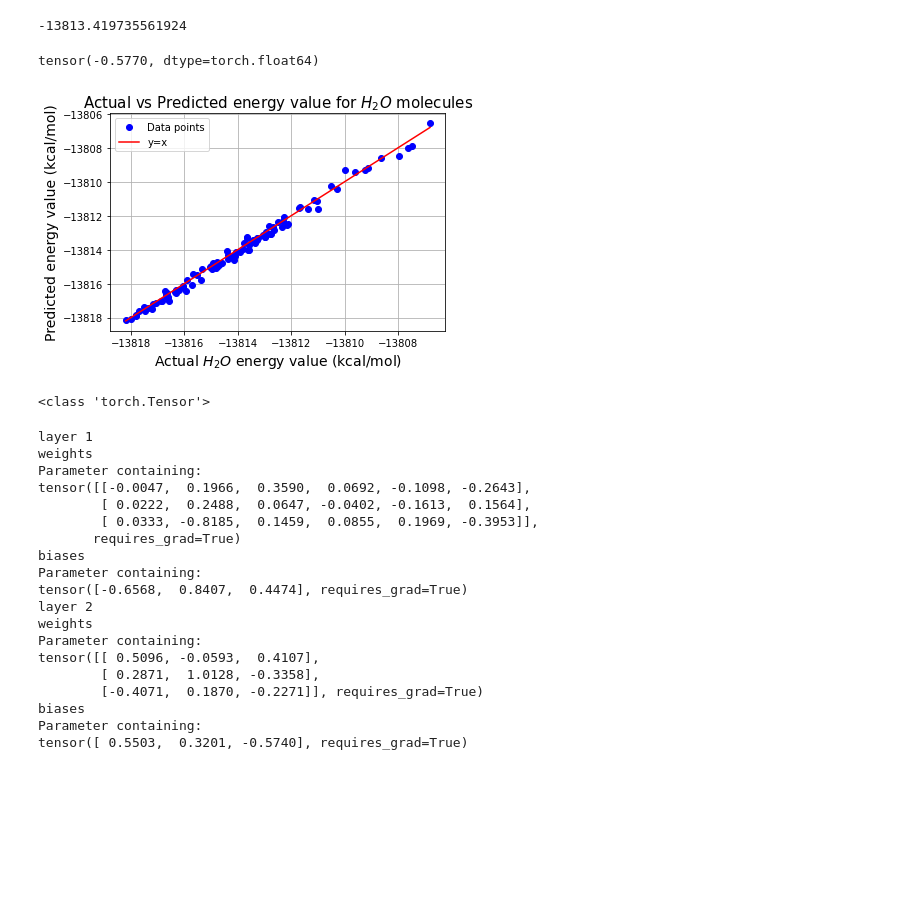
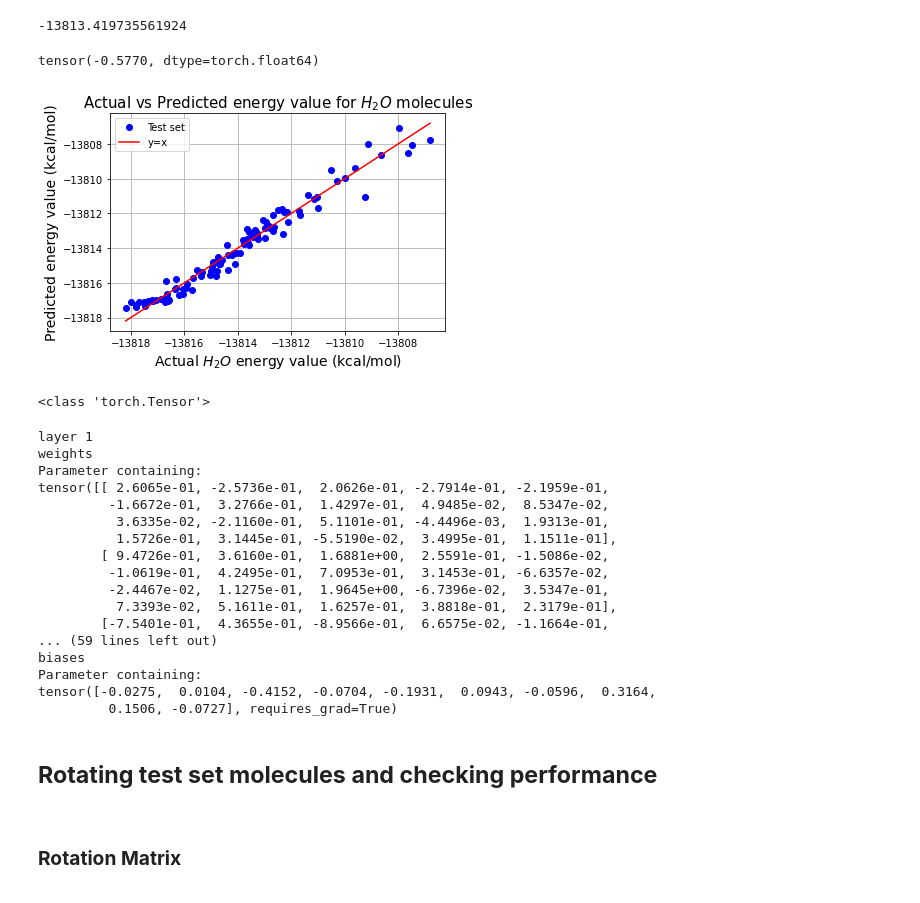
Before and after one commit to KKaroni/Symmetry-in-Machine-learned-Molecular-Force-Fields, a Jupyter notebook: BPNN.ipynb, the cells around one changed output. Saved outputs shown, nothing was run; the diff lists cells and outputs as text; code cells hidden in the pictures; blank space fills up the shorter version.

```diff
--- a/BPNN.ipynb
+++ b/BPNN.ipynb
@@ -247,30 +250,28 @@ np.cos(180)
 **<h2>Training and Test Set**
 # %%
 N                    = 3           # number of atoms per molecule
-number_of_features   = 6           # number of features (symmetry functions) for each atom (we create one radial)
+number_of_features   = 20           # number of features (symmetry functions) for each atom (we create one radial)
                                    # and one angular, but can create more by vaying the parameters η, λ, ζ, Rs etc.
 
 
 
-# heta   = np.linspace(0.01, 4, num=number_of_features)
-# random.shuffle(heta)
+heta   = np.linspace(0.01, 4, num=number_of_features)
+random.shuffle(heta)
 
-# Rs     = np.linspace(0, 1, num=number_of_features)
-# random.shuffle(Rs)
+Rs     = np.linspace(0, 1, num=number_of_features)
+random.shuffle(Rs)
 
-# lambdaa = np.ones(number_of_features)
-# random.shuffle(lambdaa)
+lambdaa = np.ones(number_of_features)
+random.shuffle(lambdaa)
 
-# zeta    = np.linspace(0, 8, num=number_of_features)
-# random.shuffle(zeta)
+zeta    = np.linspace(0, 8, num=number_of_features)
+random.shuffle(zeta)
 
 
-heta    = [0.01,  4.,    3.202, 1.606, 2.404, 0.808]
-zeta    = [8.,  1.6, 3.2, 4.8, 6.4, 0. ]
-Rs      = [0.8, 0.4, 0.2, 1.,  0.,  0.6]
-lambdaa = [1., 1., 1., 1., 1., 1.]
-
-
+# heta    = [0.01,  4.,    3.202, 1.606, 2.404, 0.808]
+# zeta    = [8.,  1.6, 3.2, 4.8, 6.4, 0. ]
+# Rs      = [0.8, 0.4, 0.2, 1.,  0.,  0.6]
+# lambdaa = [1., 1., 1., 1., 1., 1.]
 
 
 
@@ -369,9 +395,9 @@ print(a)
 class Subnets(nn.Module):
     def __init__(self):
         super(Subnets, self).__init__()
-        self.fc1 = nn.Linear(6, 3)        # where fc stands for fully connected
-        self.fc2 = nn.Linear(3, 3)
-        self.fc3 = nn.Linear(3, 1)
+        self.fc1 = nn.Linear(20, 10)        # where fc stands for fully connected
+        self.fc2 = nn.Linear(10, 10)
+        self.fc3 = nn.Linear(10, 1)
 #         self.fc6 = nn.Linear(6, 4)
 #         self.fc7 = nn.Linear(4, 2)
 #         self.fc8 = nn.Linear(2, 1)
@@ -753,27 +818,27 @@ print(mean_lab)
 # %%
 prediction = torch.tensor(prediction)
 
 x = np.linspace(min(test_labels*var_lab+mean_lab), max(test_labels*var_lab+mean_lab))
 print(min(torch.cat((test_labels,prediction),0)))
 y = x
-plt.plot(test_labels*var_lab+mean_lab,prediction*var_lab+mean_lab, 'o', color='blue', label = 'Data points')
+plt.plot(test_labels*var_lab+mean_lab,prediction*var_lab+mean_lab, 'o', color='blue', label = 'Test set')
 plt.plot(x,y, color='red',label = 'y=x')
 plt.grid()
 #plt.xlim([min(torch.cat((test_labels,prediction),0)), max(torch.cat((test_labels,prediction),0))])
 #plt.ylim([min(torch.cat((test_labels,prediction),0)), max(torch.cat((test_labels,prediction)))])
 #plt.ylim([-13822,-13800])
 #plt.ticklabel_format(axis="y", style="plain")
 plt.ticklabel_format(useOffset=False, style='plain')
 #plt.tick_params(axis='both',labelsize=14)
 plt.xlabel('Actual $H_2O$ energy value (kcal/mol)',fontsize=14)
 plt.ylabel('Predicted energy value (kcal/mol)',fontsize=14)
 plt.title('Actual vs Predicted energy value for $H_2O$ molecules',fontsize=15)
 plt.legend()
 plt.savefig('predicted_energies_H2O',bbox_inches='tight')
 plt.show()
 # %% [output]
 tensor(-0.5770, dtype=torch.float64)
-[figure, old version]
+[figure, new version]
 # %%
 print(type(prediction))
 # %% [output]
@@ -794,24 +859,26 @@ print(net.network1.fc2.bias)
 layer 1
 weights
 Parameter containing:
-tensor([[-0.0047,  0.1966,  0.3590,  0.0692, -0.1098, -0.2643],
-        [ 0.0222,  0.2488,  0.0647, -0.0402, -0.1613,  0.1564],
-        [ 0.0333, -0.8185,  0.1459,  0.0855,  0.1969, -0.3953]],
-       requires_grad=True)
+tensor([[ 2.6065e-01, -2.5736e-01,  2.0626e-01, -2.7914e-01, -2.1959e-01,
+         -1.6672e-01,  3.2766e-01,  1.4297e-01,  4.9485e-02,  8.5347e-02,
+          3.6335e-02, -2.1160e-01,  5.1101e-01, -4.4496e-03,  1.9313e-01,
+          1.5726e-01,  3.1445e-01, -5.5190e-02,  3.4995e-01,  1.1511e-01],
+        [ 9.4726e-01,  3.6160e-01,  1.6881e+00,  2.5591e-01, -1.5086e-02,
+         -1.0619e-01,  4.2495e-01,  7.0953e-01,  3.1453e-01, -6.6357e-02,
+         -2.4467e-02,  1.1275e-01,  1.9645e+00, -6.7396e-02,  3.5347e-01,
+          7.3393e-02,  5.1611e-01,  1.6257e-01,  3.8818e-01,  2.3179e-01],
+        [-7.5401e-01,  4.3655e-01, -8.9566e-01,  6.6575e-02, -1.1664e-01,
+... (59 lines left out)
 biases
 Parameter containing:
-tensor([-0.6568,  0.8407,  0.4474], requires_grad=True)
-layer 2
-weights
-Parameter containing:
-tensor([[ 0.5096, -0.0593,  0.4107],
-        [ 0.2871,  1.0128, -0.3358],
-        [-0.4071,  0.1870, -0.2271]], requires_grad=True)
-biases
-Parameter containing:
-tensor([ 0.5503,  0.3201, -0.5740], requires_grad=True)
+tensor([-0.0275,  0.0104, -0.4152, -0.0704, -0.1931,  0.0943, -0.0596,  0.3164,
+         0.1506, -0.0727], requires_grad=True)
 # %%
 heta    = [0.01,  4.,    3.202, 1.606, 2.404, 0.808]
 zeta    = [8.,  1.6, 3.2, 4.8, 6.4, 0. ]
 Rs      = [0.8, 0.4, 0.2, 1.,  0.,  0.6]
 lambdaa = [1., 1., 1., 1., 1., 1.]
+# %% [markdown]
+**<h2>Rotating test set molecules and checking performance**
+# %% [markdown]
+**<h3>Rotation Matrix**
```
Also changed, not shown: parts of 19 cells of this notebook.
